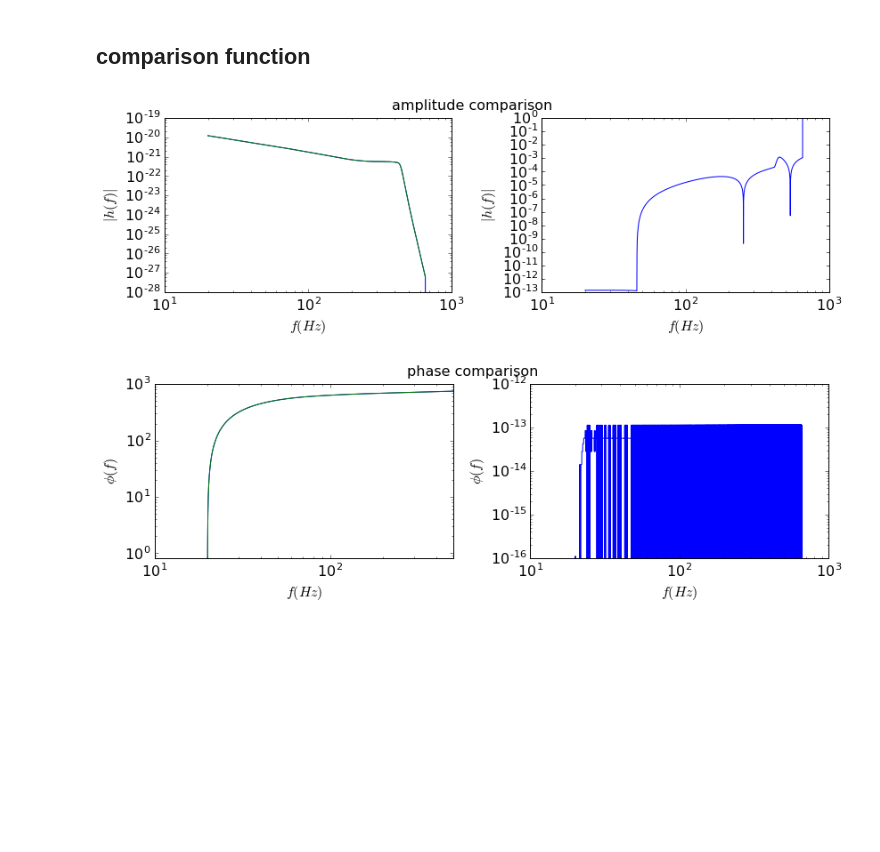
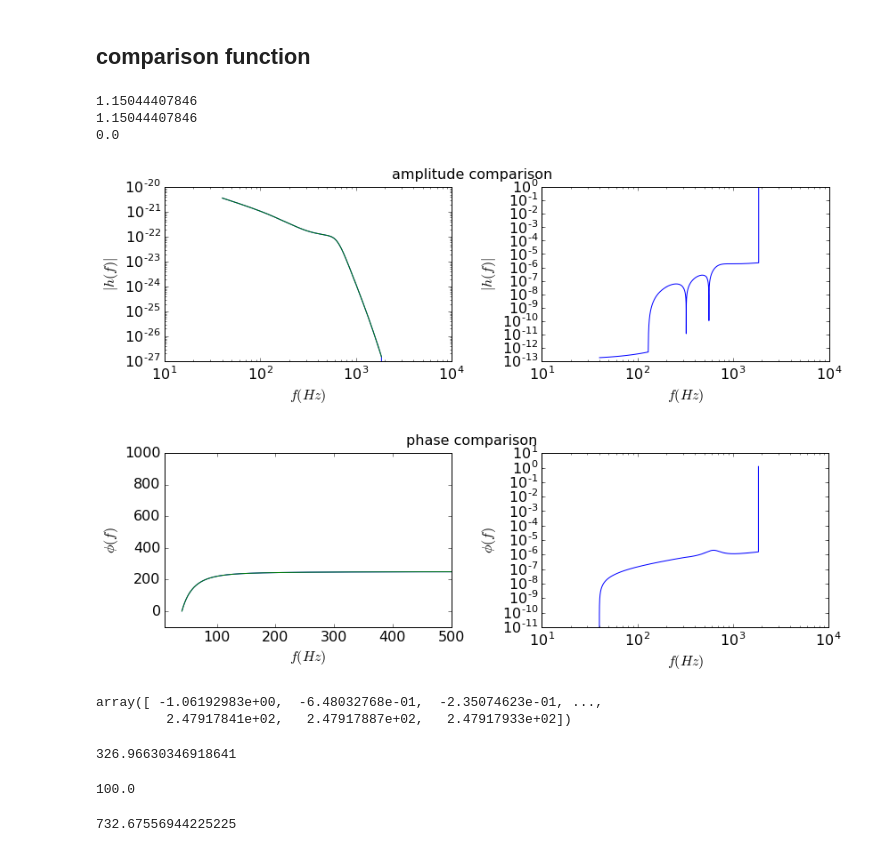
Before and after one commit to Cyberface/phenom, a Jupyter notebook: examples/ipynb/init_phend_comparison/example-compare-with-lalsimulation.ipynb, the cells around one changed output. Saved outputs shown, nothing was run; the diff lists cells and outputs as text; code cells hidden in the pictures; blank space fills up the shorter version.

```diff
--- a/examples/ipynb/init_phend_comparison/example-compare-with-lalsimulation.ipynb
+++ b/examples/ipynb/init_phend_comparison/example-compare-with-lalsimulation.ipynb
@@ -22,11 +22,11 @@ from scipy import interpolate
 
 def compare_phenom_with_lalsim(mass1=2., mass2=60., chi1=-1., chi2=1., d=1e6 * lal.PC_SI, flow=0.1, fhigh=0., df=1./64.):
     # first generate phenom version
-    ph = phenom.PhenomD(m1=mass1, m2=mass2, chi1z=chi1, chi2z=chi2, f_min=flow, distance=d, delta_f=df)
+    ph = phenom.PhenomD(m1=mass1, m2=mass2, chi1z=chi1, chi2z=chi2, f_min=flow, distance=d, delta_f=df, fRef=0., phiRef=10.)
     # get ph.htilde
     ph.IMRPhenomDGenerateFD()
     # now generate lalsimulation prediction
-    lalsim_phend = lalsim.SimIMRPhenomDGenerateFD(0, 0, df, mass1*lal.MSUN_SI, mass2*lal.MSUN_SI, chi1, chi2, flow, fhigh, d)
+    lalsim_phend = lalsim.SimIMRPhenomDGenerateFD(10, 0, df, mass1*lal.MSUN_SI, mass2*lal.MSUN_SI, chi1, chi2, flow, fhigh, d)
 
     #amplitude
     #interpolate over common frequency
@@ -62,7 +62,11 @@ def compare_phenom_with_lalsim(mass1=2., mass2=60., chi1=-1., chi2=1., d=1e6 * l
 
     #phase
     #interpolate over common frequency
-    phenomf = interpolate.interp1d(ph.flist_Hz, ph.phase )
+
+    from numpy import exp
+    phenomf = interpolate.interp1d(ph.flist_Hz, np.unwrap(np.angle(exp(-1.j *  ph.phase))) )
+#     phenomf = interpolate.interp1d(ph.flist_Hz, ph.phase )
+#     phenomf = interpolate.interp1d(ph.flist_Hz, np.unwrap(np.angle(ph.htilde)) )
     lalsimx = np.arange(lalsim_phend.data.length) * lalsim_phend.deltaF
     lalsimy = np.unwrap(np.angle(lalsim_phend.data.data))
     lalsimf = interpolate.interp1d(lalsimx, lalsimy)
@@ -76,12 +80,15 @@ def compare_phenom_with_lalsim(mass1=2., mass2=60., chi1=-1., chi2=1., d=1e6 * l
 
     fig, ax = plt.subplots(nrows=1, ncols=2, figsize=(12, 4))
     fig.suptitle('phase comparison')
-    phenomy_new = -phenomy_new + (ynew+phenomy_new)
-
+#     phenomy_new = -phenomy_new + (ynew+phenomy_new)
+#     phenomy_new = -phenomy_new
+    print ynew[0]
+    print phenomy_new[0]
+    print phenomy_new[0] - ynew[0]
     ax[0].plot(xnew, ynew )
     ax[0].plot(xnew, phenomy_new)
-    ax[0].set_xscale('log')
-    ax[0].set_yscale('log')
+#     ax[0].set_xscale('log')
+#     ax[0].set_yscale('log')
     ax[0].set_xlabel('$f(Hz)$')
     ax[0].set_ylabel('$\phi(f)$')
     ax[0].set_ylim(-100,1000)
@@ -95,7 +102,11 @@ def compare_phenom_with_lalsim(mass1=2., mass2=60., chi1=-1., chi2=1., d=1e6 * l
 
     fig.tight_layout()
 # %%
-compare_phenom_with_lalsim(mass1=2., mass2=60., chi1=-1., chi2=1., d=1e6 * lal.PC_SI, flow=20, fhigh=0., df=1./64.)
+# compare_phenom_with_lalsim(mass1=2., mass2=60., chi1=-1., chi2=1., d=1e6 * lal.PC_SI, flow=20, fhigh=0., df=1./64.)
+compare_phenom_with_lalsim(mass1=20., mass2=2., chi1=0., chi2=0., d=1e6 * lal.PC_SI, flow=40, fhigh=0., df=1./32.)
 # %% [output]
+1.15044407846
+1.15044407846
+0.0
-[figure, old version]
+[figure, new version]
-[figure, old version]
+[figure, new version]
@@ -101,0 +117,17 @@ compare_phenom_with_lalsim(mass1=2., mass2=60., chi1=-1., chi2=1., d=1e6 * lal.P
+# %%
+np.unwrap(np.angle(ph.htilde))
+# %% [output]
+array([ -1.06192983e+00,  -6.48032768e-01,  -2.35074623e-01, ...,
+         2.47917841e+02,   2.47917887e+02,   2.47917933e+02])
+# %%
+ph.p['phi_precalc']
+# %% [output]
+326.96630346918641
+# %%
+ph.p['phiRef']
+# %% [output]
+100.0
+# %%
+ph.p['t0']
+# %% [output]
+732.67556944225225
```
Also changed, not shown: parts of 1 cell of this notebook, 1 other file.
